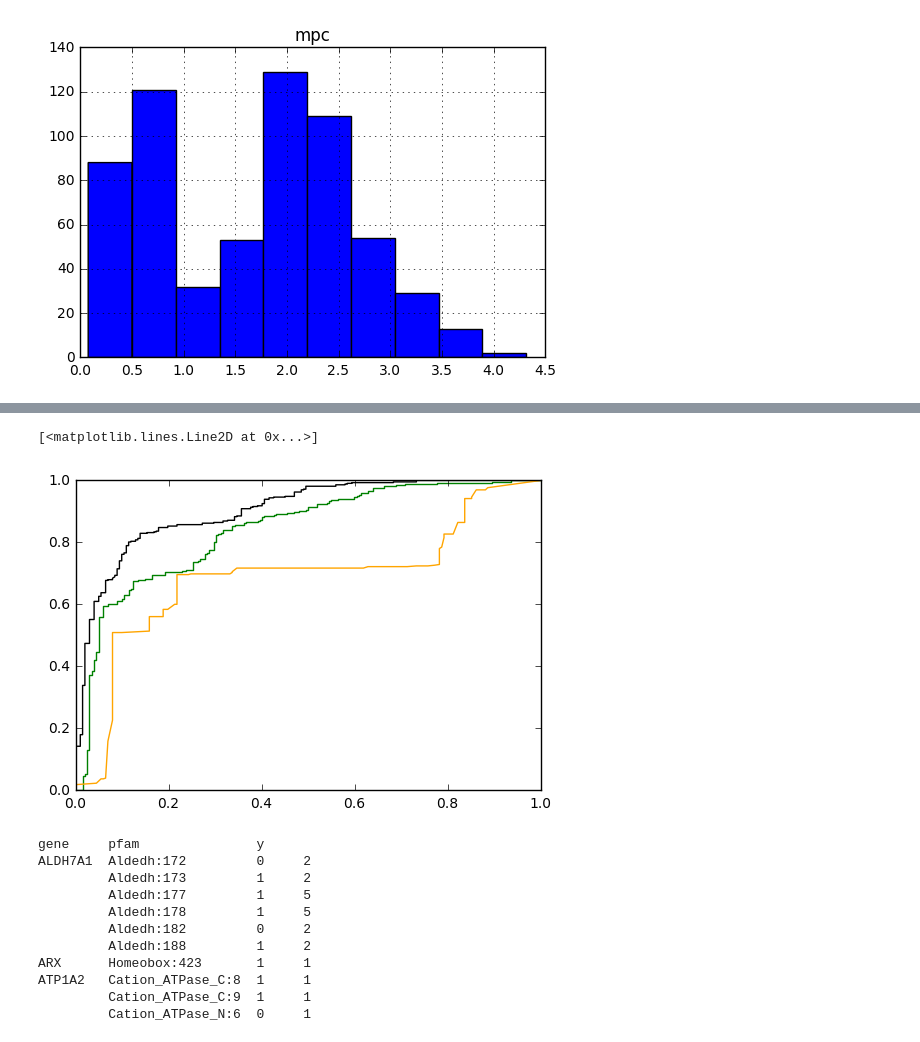
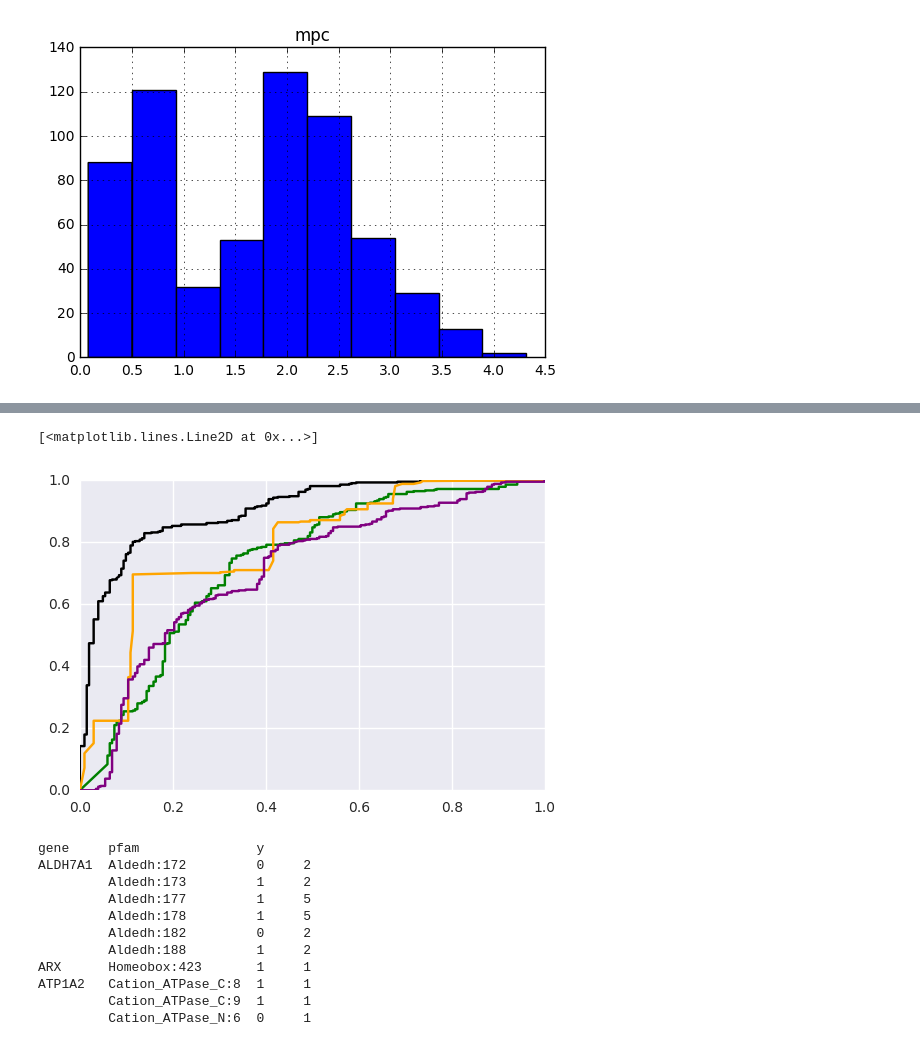
Before and after one commit to samesense/pathopredictor, a Jupyter notebook: notebooks/predict-mpc.ipynb, the cells around one changed output, grey strips where cells are left out. Cells and saved outputs as stored; diff of their text form; code cells hidden in the pictures.

```diff
--- a/notebooks/predict-mpc.ipynb
+++ b/notebooks/predict-mpc.ipynb
@@ -41,4 +42,6 @@ graphviz-2.38. 100% |################################| Time: 0:00:02   4.89 MB/s
 clf = MLPClassifier(solver='lbfgs', alpha=1e-5,
                     random_state=1)
 tree_clf = tree.DecisionTreeClassifier(max_depth=3)
+kernel = 'poly'
+svm_clf = svm.SVC(kernel=kernel, gamma=10, probability=True)
 # %%
@@ -114,7 +165,17 @@ array([[<matplotlib.axes._subplots.AxesSubplot object at 0x...>]], dtype=object)
 all_preds = []
 all_truth = []
 # all_qval, 'none_domain', is_sig
-cols = ['mpc', 'fg_gtr', 'all_qval', 'is_sig', 'exac:fg', 'all_fg', 'all_bg', 'fg_frac', 'bg_frac']
+cols = ['mpc', 'fg_gtr_pfam', 'rare_mis_qval_pfam',
+        'fg_gtr_pfamMerge', 'rare_mis_qval_pfamMerge',
+        'is_sig_pfam', 'is_sig_pfamMerge',
+        'exac:fg_pfam', 'exac:fg_pfamMerge',
+        'rare_mis_pos_fam_pfam',  'rare_mis_pos_fam_pfamMerge',
+        'rare_mis_ac_pfam', 'rare_mis_ac_pfamMerge',
+        'fg_frac_pfam', 'fg_frac_pfamMerge',
+        'bg_frac_pfam', 'bg_frac_pfamMerge']
+cols = ['mpc', 'fg_gtr_pfam', 'rare_mis_qval_pfam',
+        'fg_gtr_pfamMerge', 'rare_mis_qval_pfamMerge',
+        'is_sig_pfam', 'is_sig_pfamMerge']
 for gene in genes:
     df_train = df[df.gene!=gene]
     df_test = df[df.gene==gene]
@@ -137,7 +198,10 @@ fpr, tpr, _ = metrics.roc_curve(all_truth, all_preds, pos_label=1)
 # decision tree
 all_preds = []
 all_truth = []
-cols = ['mpc', 'fg_gtr', 'all_qval', 'is_sig', 'exac:fg', 'fg_frac', 'bg_frac', 'all_fg', 'all_bg']
+cols = ['mpc', 'fg_gtr_pfam', 'rare_mis_qval_pfam',
+        'fg_gtr_pfamMerge', 'rare_mis_qval_pfamMerge',
+        'is_sig_pfam', 'is_sig_pfamMerge']
+#cols = ['mpc', 'fg_gtr', 'all_qval', 'is_sig', 'exac:fg', 'fg_frac', 'bg_frac', 'all_fg', 'all_bg']
 for gene in genes:
     df_train = df[df.gene!=gene]
     df_test = df[df.gene==gene]
@@ -159,4 +223,28 @@ for gene in genes:
             good += 1
     #print(gene, tot, good, good/tot)
 fpr_tree, tpr_tree, _ = metrics.roc_curve(all_truth, all_preds, pos_label=1)
+# %%
+### svm
+all_preds = []
+all_truth = []
+cols = ['mpc', 'fg_gtr_pfam', 'rare_mis_qval_pfam',
+        'fg_gtr_pfamMerge', 'rare_mis_qval_pfamMerge',
+        'is_sig_pfam', 'is_sig_pfamMerge']
+for gene in genes:
+    df_train = df[df.gene!=gene]
+    df_test = df[df.gene==gene]
+    X, y = df_train[cols], df_train['y']
+    svm_clf.fit(X, y)
+    X_test, y_test = df_test[cols], df_test['y']
+    preds = svm_clf.predict_proba(X_test)
+    preds_simple = svm_clf.predict(X_test)
+    tot, good = 0,0
+    for pred, pred_s, truth in zip(preds, preds_simple, y_test):
+        all_preds.append(pred[1])
+        all_truth.append(truth)
+        tot += 1
+        if pred_s==truth:
+            good += 1
+    #print(gene, tot, good, good/tot)
+fpr_svm, tpr_svm, _ = metrics.roc_curve(all_truth, all_preds, pos_label=1)
 # %%
@@ -166,10 +254,11 @@ HTML('<iframe src=./mtr_tree.ALDH7A1.pdf width=1000 height=500></iframe>')
 # %%
 plt.plot(fpr_mpc, tpr_mpc, label='mpc', color='black')
 plt.plot(fpr, tpr, label='nn', color='green')
 plt.plot(fpr_tree, tpr_tree, label='tree', color='orange')
+plt.plot(fpr_svm, tpr_svm, label='tree', color='purple')
 # %% [output]
 [<matplotlib.lines.Line2D at 0x...>]
-[figure, old version]
+[figure, new version]
 # %%
 df.groupby(['gene','pfam','y']).size()
 # %% [output]
```
Also changed, not shown: parts of 10 cells of this notebook, 6 other files.
